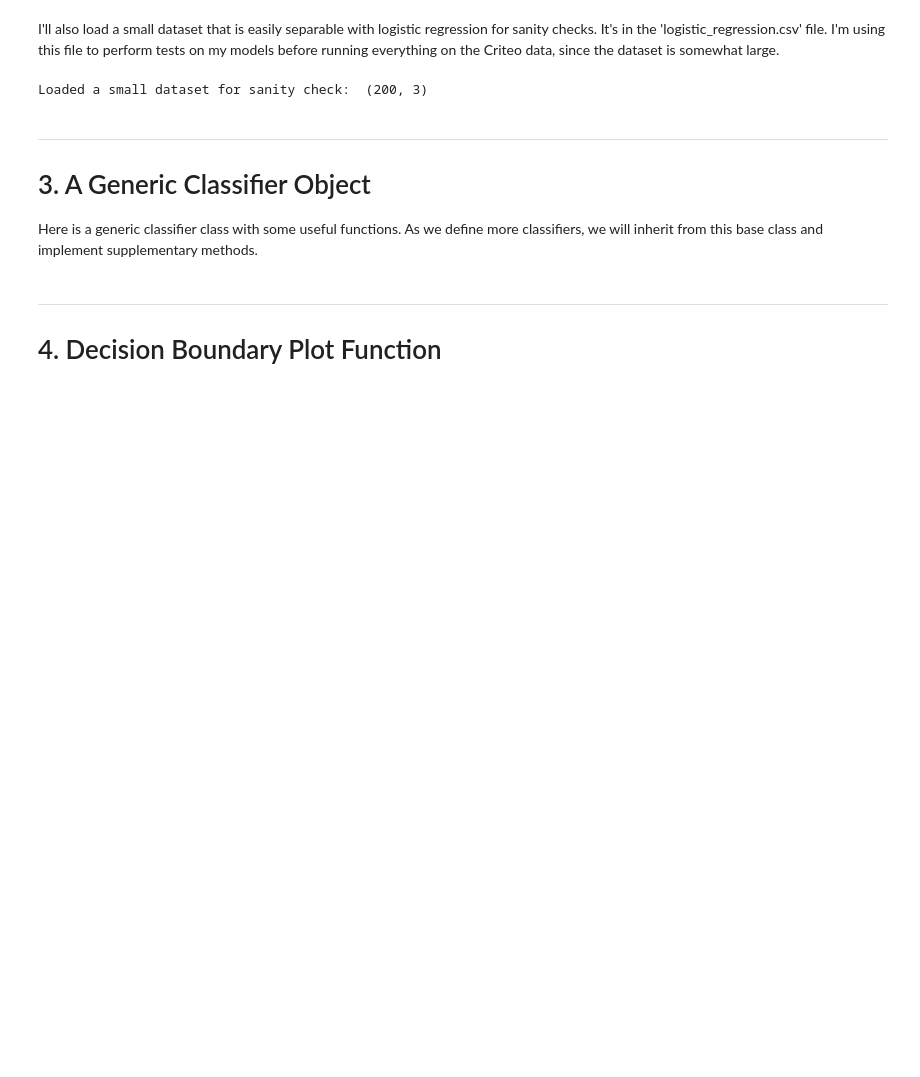
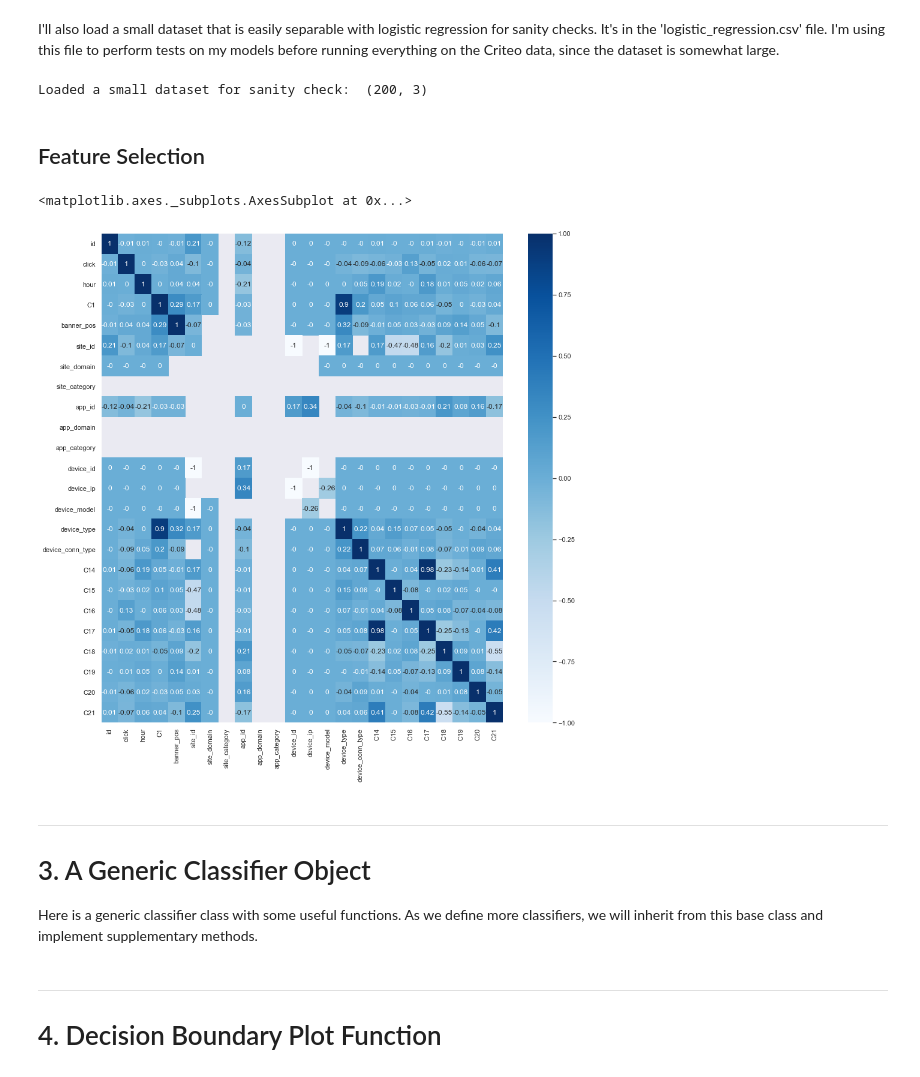
Before and after one commit to Unique-Divine/Click-Through-Rate-Prediction, a Jupyter notebook: CTR Prediction with Stochastic Gradient Descent.ipynb, the cells around one changed output. Saved outputs shown, nothing was run; the diff lists cells and outputs as text; code cells hidden in the pictures; blank space fills up the shorter version.

Commit message:
data exploration

```diff
--- a/CTR Prediction with Stochastic Gradient Descent.ipynb
+++ b/CTR Prediction with Stochastic Gradient Descent.ipynb
@@ -44,8 +44,7 @@ from matplotlib import colors
 import matplotlib.pyplot as plt
 import numpy as np
 import scipy
-import seaborn as sns
-sns.set()
+import seaborn as sns; sns.set()
 
 from sklearn.preprocessing import OneHotEncoder # for preprocessing
 from scipy.optimize import minimize
@@ -58,8 +57,9 @@ import pprint
 # Load the training data and find out the feature labels.
 
 # load in data as a np array
-labeled_data = np.genfromtxt('train_subsampled.csv', dtype=float, delimiter=',', names=True)
+labeled_data = np.genfromtxt(
+        'train_subsampled.csv', dtype=float, delimiter=',', names=True)
 # To instead load in a pd array, use `pd.read_csv`
-print(len(labeled_data), ' training points found with the following features: ')
-print('\n We have a total of ', len(labeled_data.dtype), ' features.')
+print(len(labeled_data), ' training points found.')
+print('\n There are a total of ', len(labeled_data.dtype), ' features.')
 # %% [output]
@@ -72,0 +150,3 @@ dtype([('id', '<f8'), ('click', '<f8'), ('hour', '<f8'), ('C1', '<f8'), ('banner
+# %%
+df = pd.DataFrame(labeled_data)
+df
@@ -137,6 +235,15 @@ small_data_X = small_data[:, 0:2]
 small_data_Y = small_data[:, 2]
 # %% [output]
 Loaded a small dataset for sanity check:  (200, 3)
+# %% [markdown]
+## Feature Selection
+# %%
+corr = df.corr().round(2)
+plt.figure(figsize=(15, 15))
+sns.heatmap(corr, annot=True, cmap='Blues')
+# %% [output]
+<matplotlib.axes._subplots.AxesSubplot at 0x...>
+[figure, added]
 # %% [markdown]
 ----
 <a id='s3'></a>
```
Also changed, not shown: parts of 19 cells of this notebook.
